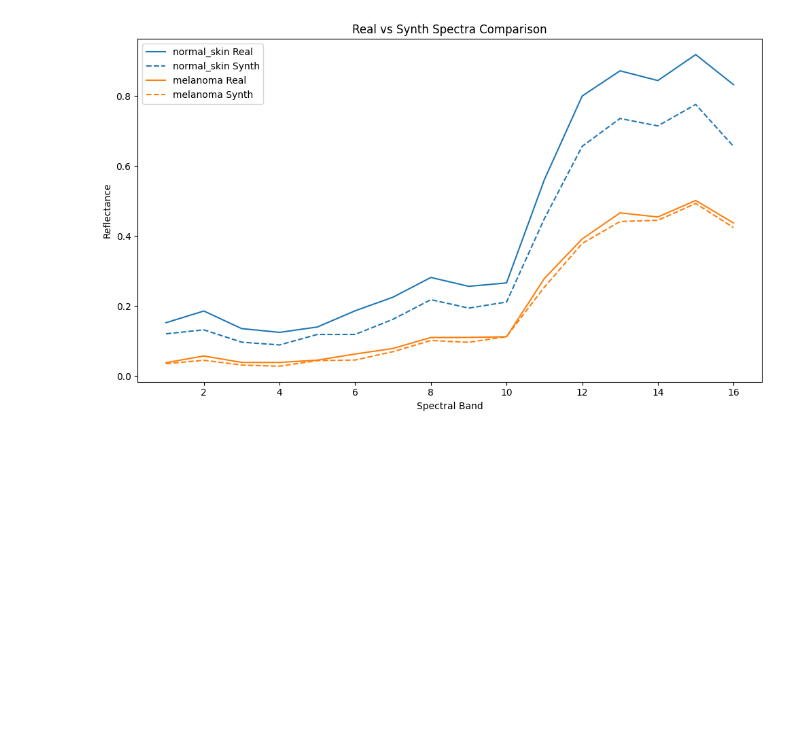
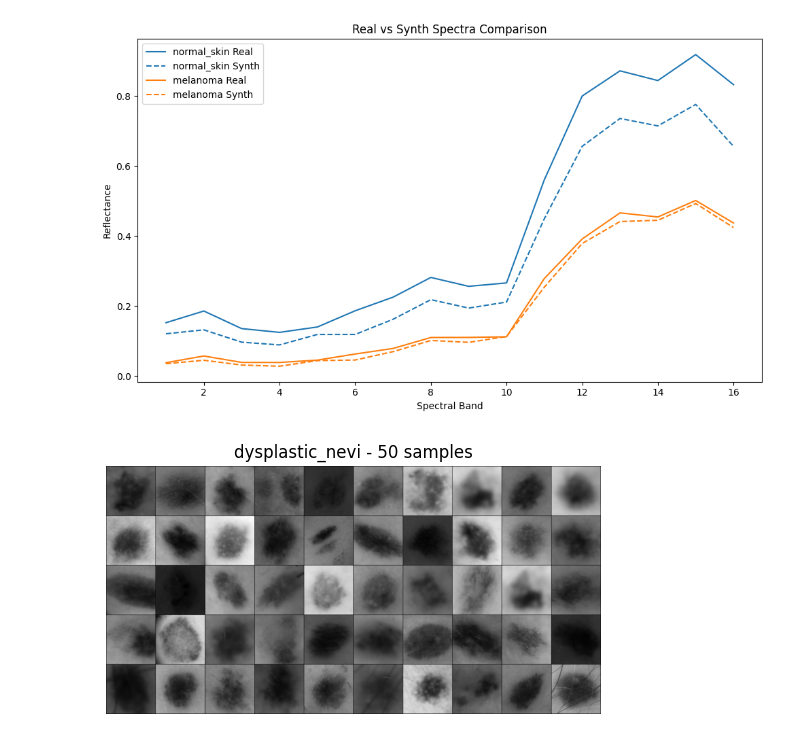
Before and after one commit to teaching-FEEC/dgm-2025.2, a Jupyter notebook: projects/hyperskin/notebooks/mask_exploration.ipynb, the cells around one changed output. Drawn from its saved outputs; the diff is of its cells as text; code cells hidden in the pictures; blank space fills up the shorter version.

Commit message:
adds synthetic dataset comparison to mask_exploration notebook

```diff
--- a/projects/hyperskin/notebooks/mask_exploration.ipynb
+++ b/projects/hyperskin/notebooks/mask_exploration.ipynb
@@ -279,7 +301,8 @@ plt.show()
 # %%
 from src.data_modules.datasets.hsi_dermoscopy_dataset import HSIDermoscopyDataset
 
-dataset = HSIDermoscopyDataset(task=HSIDermoscopyTask.GENERATION, data_dir="../data/hsi_dermoscopy_cropped_synth")
+dataset = HSIDermoscopyDataset(task=HSIDermoscopyTask.GENERATION,
+                               data_dir="../data/hsi_dermoscopy_cropped_synth")
 
 use_tqdm = True
 
@@ -359,3 +382,62 @@ plt.tight_layout()
 plt.show()
 # %% [output]
 [figure]
+# %%
+import torchvision
+import torch
+from torchvision.utils import make_grid
+import matplotlib.pyplot as plt
+from src.data_modules.datasets.hsi_dermoscopy_dataset import HSIDermoscopyDataset
+import albumentations as A
+dataset = HSIDermoscopyDataset(task=HSIDermoscopyTask.CLASSIFICATION_MELANOMA_VS_DYSPLASTIC_NEVI,
+                               transform=A.Compose([
+                                   A.SmallestMaxSize(max_size=256),
+                                   A.CenterCrop(height=256, width=256),
+                               ]),
+                               data_dir="../data/hsi_dermoscopy_cropped")
+inverse_labels_map = {v: k for k, v in dataset.labels_map.items()}
+
+def show_samples(dataset, max_per_class=50):
+    # Dictionary to store samples by class
+    samples_by_class = {}
+
+    # Collect samples
+    for i in range(len(dataset)):
+        image, label = dataset[i]
+        label_int = label.item() if hasattr(label, "item") else int(label)
+        label_name = inverse_labels_map[label_int]
+
+        if label_name not in samples_by_class:
+            samples_by_class[label_name] = []
+
+        if len(samples_by_class[label_name]) < max_per_class:
+            # Convert image to RGB by taking mean across spectral bands
+            rgb_image = torch.from_numpy(image).float().mean(dim=-1).unsqueeze(0)  # Add channel dimension
+            samples_by_class[label_name].append(rgb_image)
+
+        # Check if we have enough samples for all classes
+        if all(len(samples) >= max_per_class for samples in samples_by_class.values()):
+            break
+
+    # Create figure
+    fig = plt.figure(figsize=(15, 3 * len(samples_by_class)))
+
+    # Plot samples for each class
+    for i, (label_name, samples) in enumerate(samples_by_class.items()):
+        # Make grid of images
+        grid = make_grid(torch.stack(samples), nrow=10, normalize=True)
+
+        # Add subplot
+        plt.subplot(len(samples_by_class), 1, i + 1)
+        plt.imshow(grid.permute(1, 2, 0))
+        plt.title(f"{label_name} - {len(samples)} samples")
+        plt.axis("off")
+
+    plt.tight_layout()
+    plt.show()
+
+
+# Show samples from the dataset
+show_samples(dataset)
+# %% [output]
+[figure, added]
```
Also changed, not shown: parts of 4 cells of this notebook, 3 other files.
